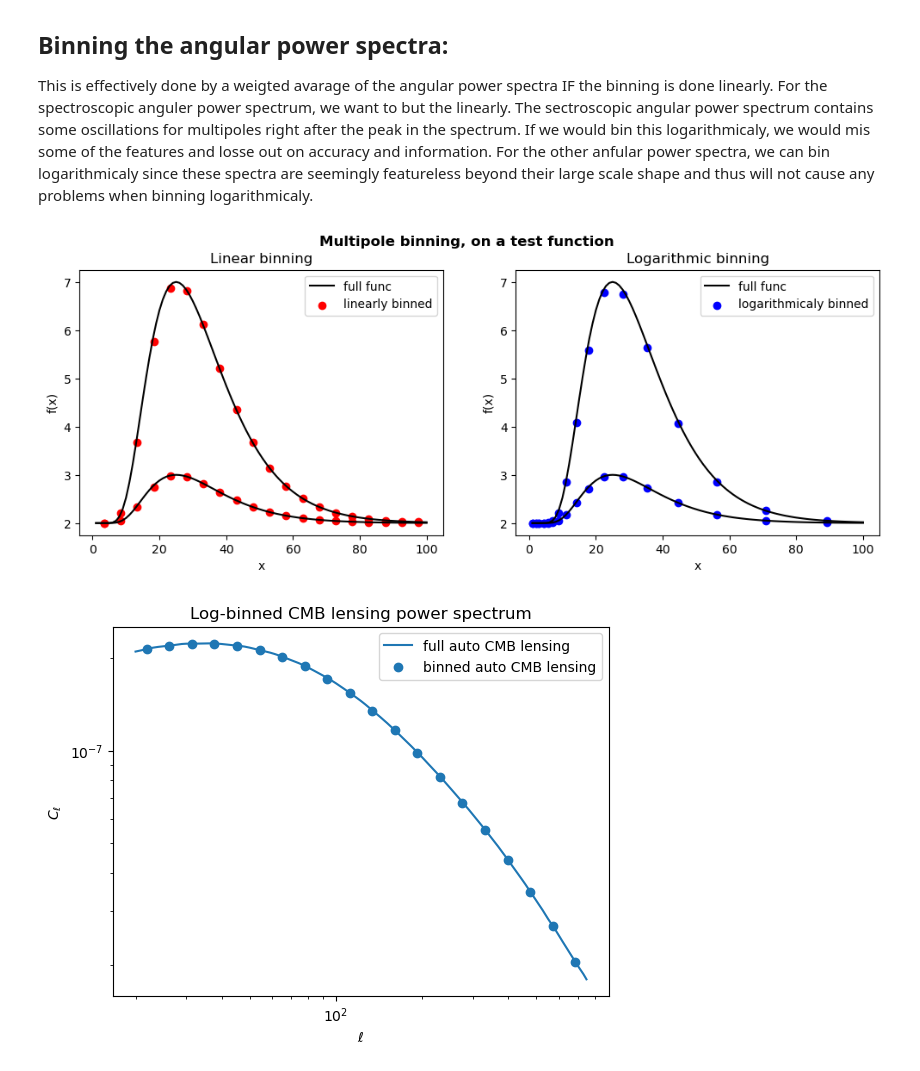
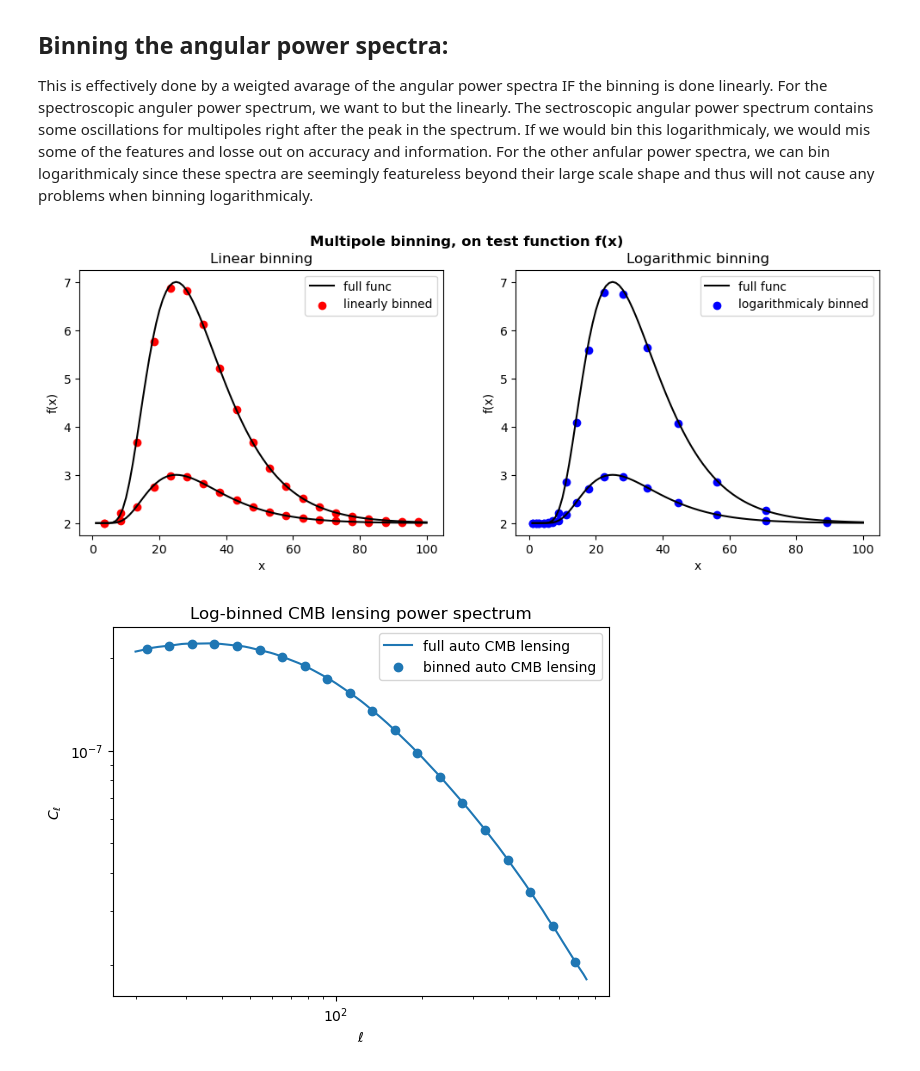
Before and after one commit to XanderHenrik/Masters-Project, a Jupyter notebook: notebooks/identifiability_test.ipynb, the cells around one changed output. Saved outputs shown, nothing was run; the diff lists cells and outputs as text; code cells hidden in the pictures.

```diff
--- a/notebooks/identifiability_test.ipynb
+++ b/notebooks/identifiability_test.ipynb
@@ -581,35 +611,35 @@ func2 = np.exp((-1 * (x - 25)**2)/(10*x)) + 2
 # COmbine test functions in a test dictionary
 funcs = {0: func, 1: func2}
 
 # Call the function
 lin_func = bin_multipoles_CL(x, funcs, 20)
 log_func = bin_multipoles_CL(x, funcs, 20, type="log")
 
 # Plot the results of the binning of the function for logarithmic and linear binning:
 fig, axes = plt.subplots(figsize=(12, 4), nrows=1, ncols=2)
-plt.suptitle("Multipole binning, on a test function\n", weight='bold')
+plt.suptitle("Multipole binning, on test function f(x)\n", weight='bold')
 
 axes[0].plot(x, func, color='k', label='full func')
 axes[0].plot(x, func2, color='k')
 axes[0].scatter(lin_func[0], lin_func[1][0], color='r', label="linearly binned")
 axes[0].scatter(lin_func[0], lin_func[1][1], color='r')
 axes[0].legend()
 axes[0].set_title("Linear binning")
 axes[0].set_xlabel("x")
 axes[0].set_ylabel("f(x)")
 
 axes[1].plot(x, func, color='k', label='full func')
 axes[1].plot(x, func2, color='k')
 axes[1].scatter(log_func[0], log_func[1][0], color='b', label="logarithmicaly binned")
 axes[1].scatter(log_func[0], log_func[1][1], color='b')
 axes[1].legend()
 axes[1].set_title("Logarithmic binning")
 axes[1].set_xlabel("x")
 axes[1].set_ylabel("f(x)")
 
 plt.show()
 # %% [output]
-[figure, old version]
+[figure, new version]
 # %%
 # Bin the angular power spectra, using the function bin_multipoles_CL defined above:
 # First we bin the angular power spectra that correspond to the LCDM cosmology:
```
Also changed, not shown: parts of 19 cells of this notebook, 3 other files.
